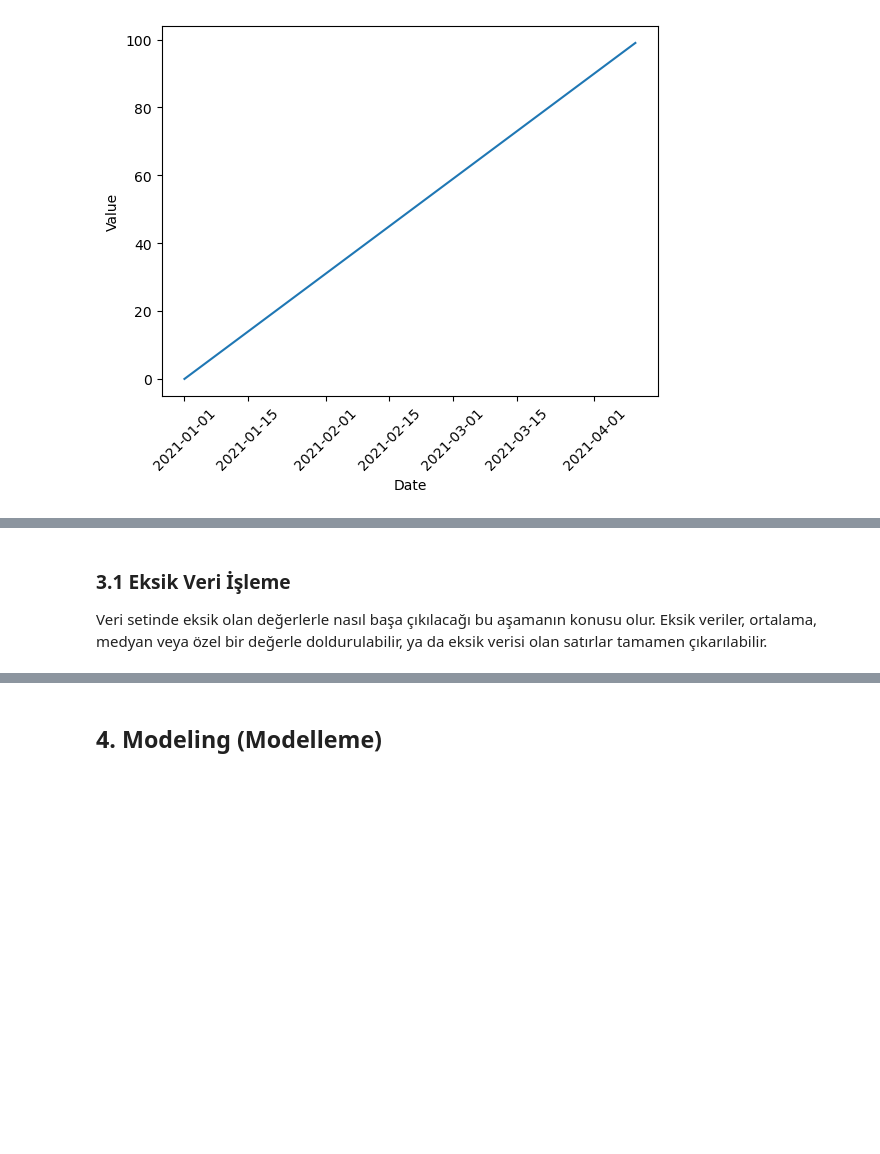
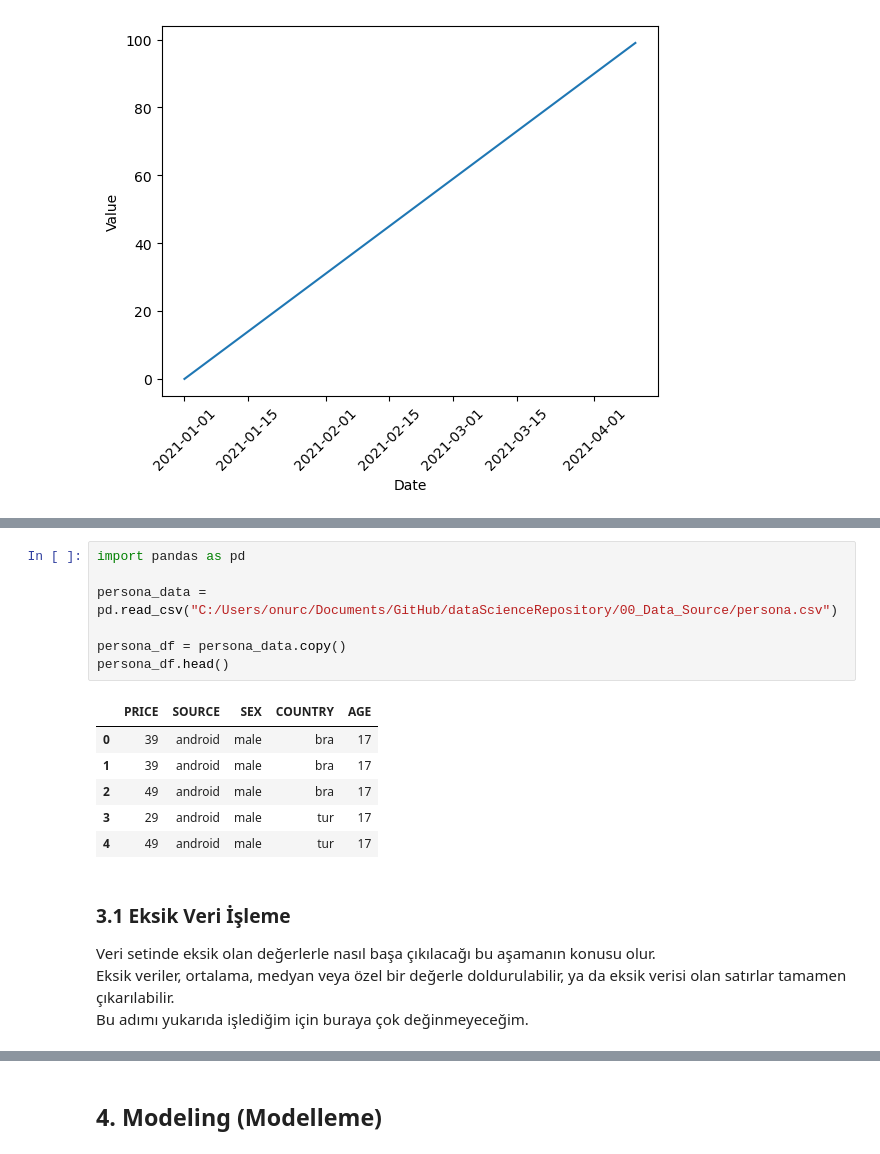
Before and after one commit to onurcakili/dataScienceRepository, a Jupyter notebook: DataScience_Python_Roadmap.ipynb, the cells around one changed output, grey strips where cells are left out. Saved outputs shown, nothing was run; the diff lists cells and outputs as text; blank space fills up the shorter version.

```diff
--- a/DataScience_Python_Roadmap.ipynb
+++ b/DataScience_Python_Roadmap.ipynb
@@ -769,3 +904,19 @@ plt.xticks(rotation=45)  # tarih eksenini düzeltir
+# %%
+import pandas as pd
+
+persona_data = pd.read_csv("C:/Users/onurc/Documents/GitHub/dataScienceRepository/00_Data_Source/persona.csv")
+
+persona_df = persona_data.copy()
+persona_df.head()
+# %% [output]
+|  | PRICE | SOURCE | SEX | COUNTRY | AGE |
+| 0 | 39 | android | male | bra | 17 |
+| 1 | 39 | android | male | bra | 17 |
+| 2 | 49 | android | male | bra | 17 |
+| 3 | 29 | android | male | tur | 17 |
+| 4 | 49 | android | male | tur | 17 |
 # %% [markdown]
 ### 3.1 Eksik Veri İşleme
-Veri setinde eksik olan değerlerle nasıl başa çıkılacağı bu aşamanın konusu olur. Eksik veriler, ortalama, medyan veya özel bir değerle doldurulabilir, ya da eksik verisi olan satırlar tamamen çıkarılabilir.
+Veri setinde eksik olan değerlerle nasıl başa çıkılacağı bu aşamanın konusu olur.
+Eksik veriler, ortalama, medyan veya özel bir değerle doldurulabilir, ya da eksik verisi olan satırlar tamamen çıkarılabilir.
+Bu adımı yukarıda işlediğim için buraya çok  değinmeyeceğim.
```
Also changed, not shown: parts of 19 cells of this notebook, 1 other file.
